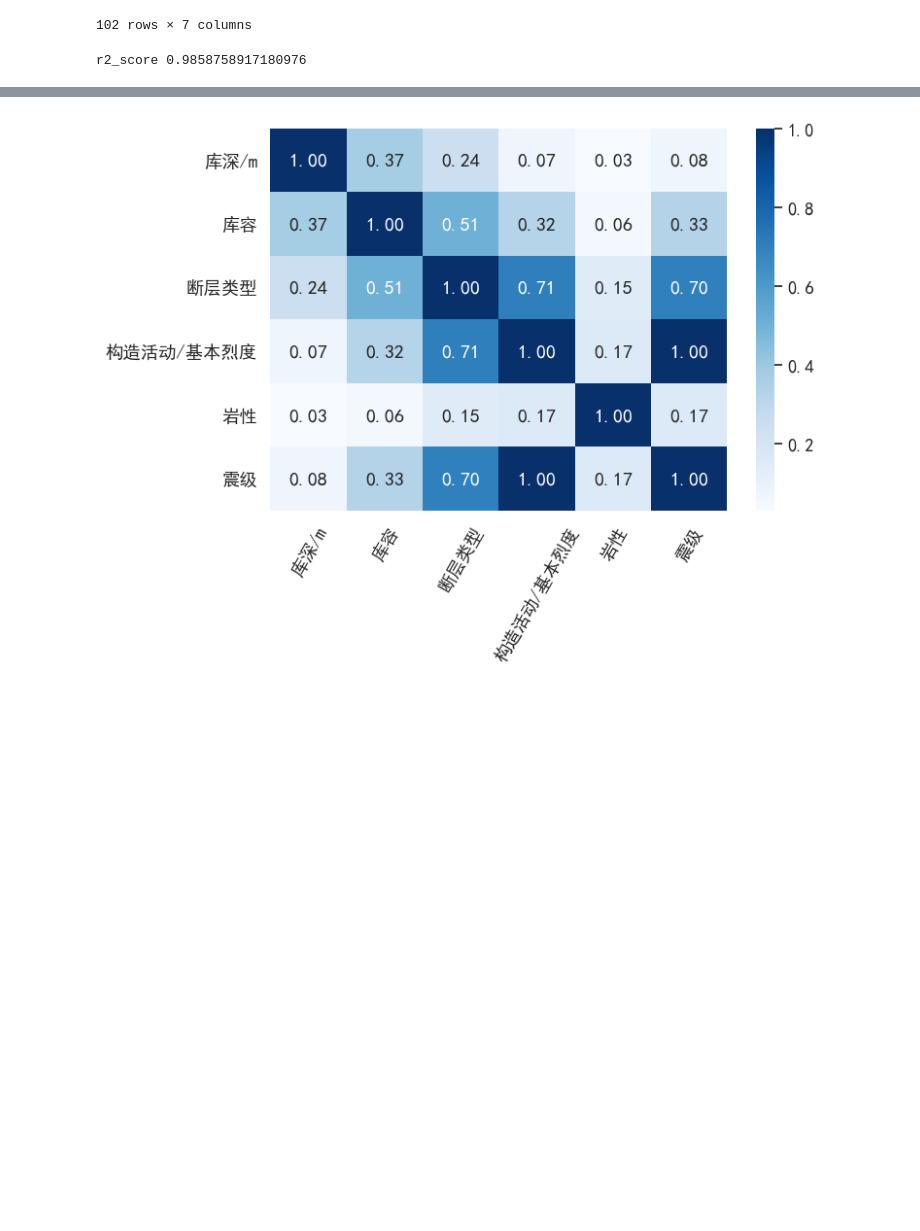
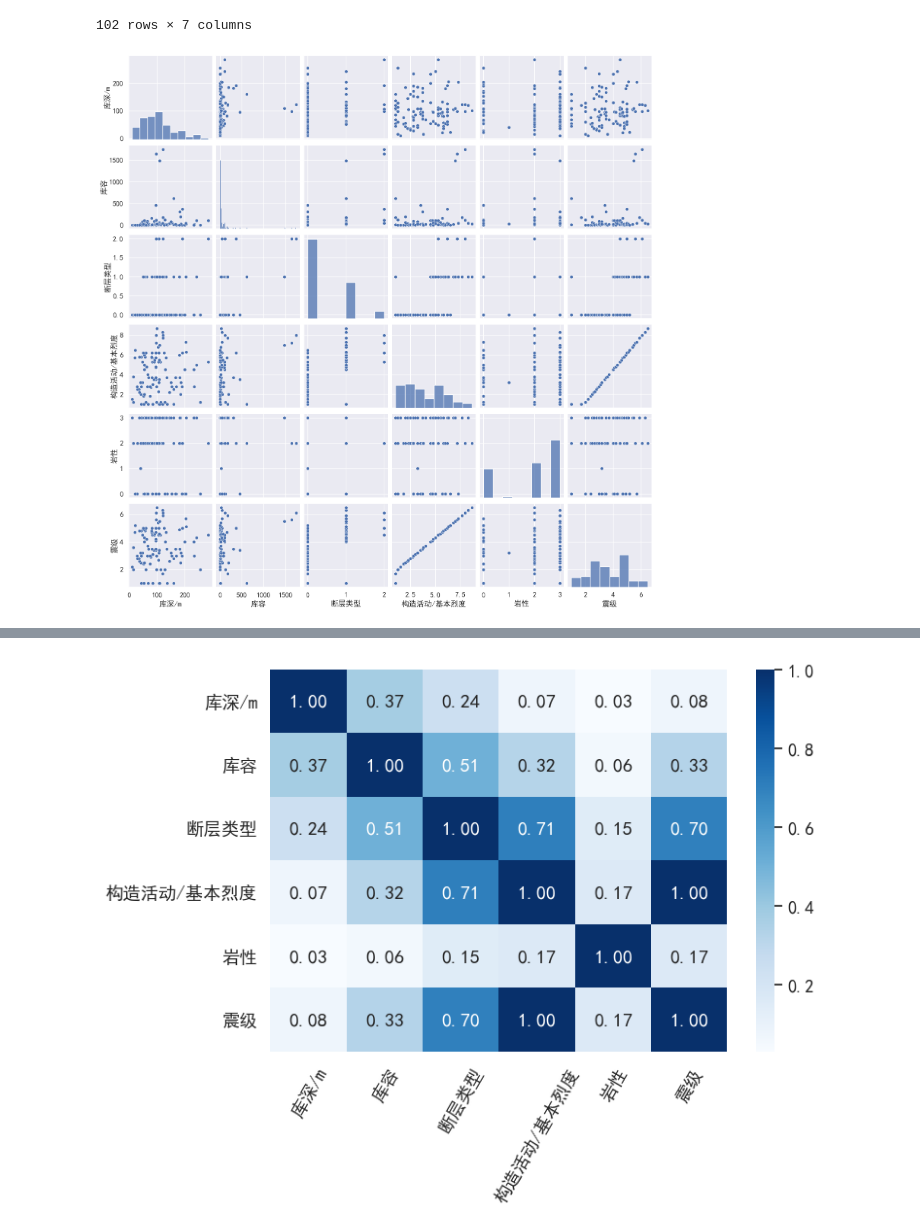
Before and after one commit to james-curtis/2023.tfmcm.com, a Jupyter notebook: T3/main2.ipynb, the cells around one changed output, grey strips where cells are left out. Saved outputs shown, nothing was run; the diff lists cells and outputs as text; code cells hidden in the pictures; blank space fills up the shorter version.

```diff
--- a/T3/main2.ipynb
+++ b/T3/main2.ipynb
@@ -63,17 +64,7 @@ df
 102 rows × 7 columns
 # %%
 sns.pairplot(df.iloc[:, 1:])
+convertEMF.exportEmf('.', '散点图矩阵')
 plt.show()
+# %% [output]
+[figure, added]
-# %%
-X, y = df.iloc[:, 1:-1], df['震级']
-X_train, X_test, y_train, y_test = train_test_split(X, y, test_size=0.2, random_state=1,
-                                                    shuffle=True)
-
-model = linear_model.LinearRegression()
-model.fit(X_train, y_train)
-
-y_pred = model.predict(X_test)
-
-print('r2_score', r2_score(y_test, y_pred))
-# %% [output]
-r2_score 0.9858758917180976
```
Also changed, not shown: parts of 3 cells of this notebook, 4 other files.
